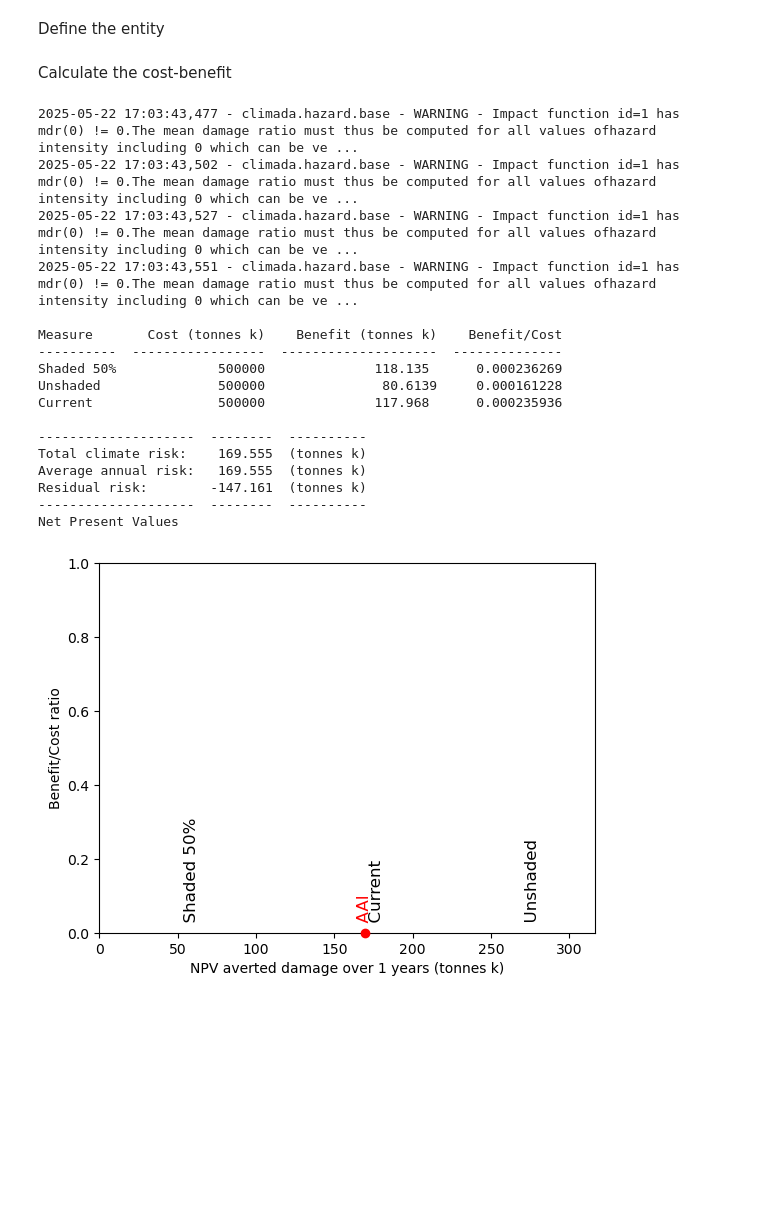
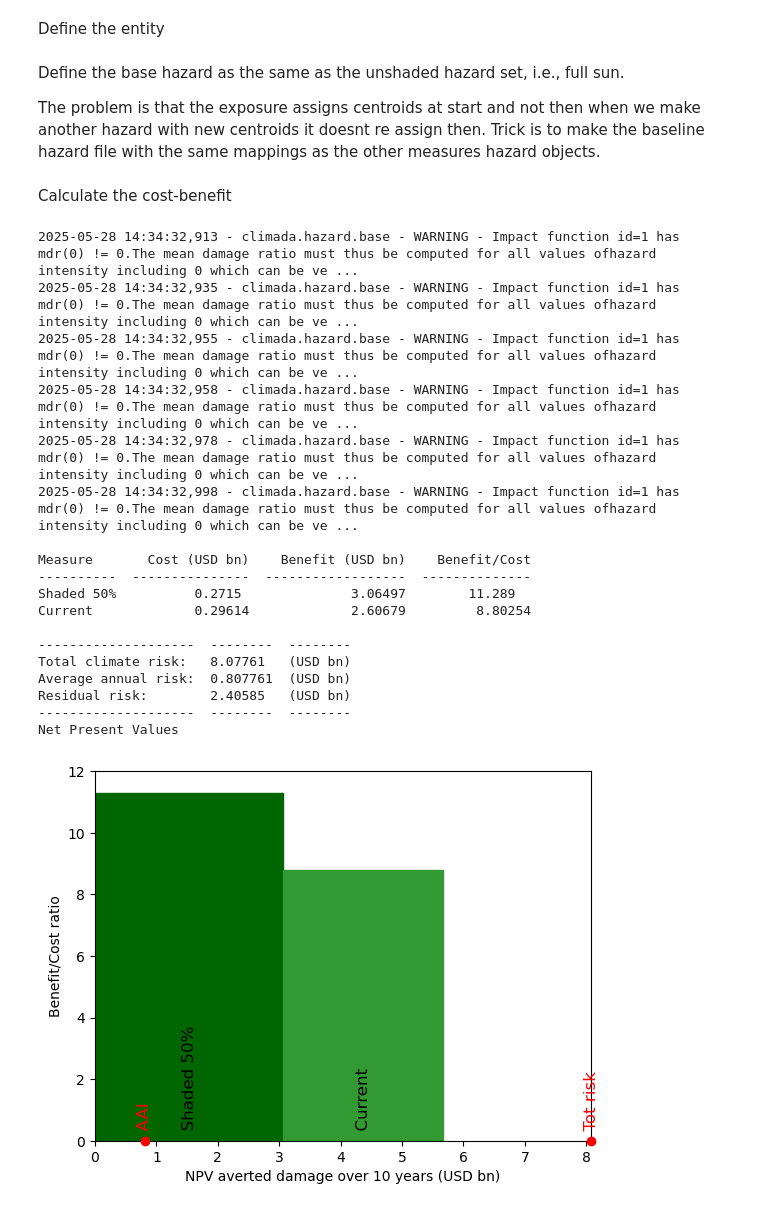
Before and after one commit to zeliest/coffee_banana_cacao_climate_risk, a Jupyter notebook: VPD + Empirical.ipynb, the cells around one changed output. Cells and saved outputs as stored; diff of their text form; code cells hidden in the pictures; blank space fills up the shorter version.

```diff
--- a/VPD + Empirical.ipynb
+++ b/VPD + Empirical.ipynb
@@ -912,6 +1148,9 @@ Calculate the impact and cost-benefit for different measures
 # %%
 from climada.engine import ImpactCalc, ImpactFreqCurve
 import matplotlib.pyplot as plt
+
+# Coffee price
+coffee_price_per_tonne = 7.94 *0.6*1000   # USD/tonne
 
 # select one measure
 #meas_sel = meas_set.get_measure(name="Shaded")
@@ -939,6 +1178,8 @@ for measure_name, imp in imp_meas.items():
     # 1. Print expected annual impact
     print(f"Expected annual impact (EAI) for {measure_name}: {imp.aai_agg:.2f} {exp_central_america.value_unit}")
     print(f"Expected annual impact (%) for {measure_name}: {imp.aai_agg / exp_central_america.gdf['value'].sum():.2%}")
+    print(f"Expected annual impact (EAI) in coffee price for {measure_name}: "
+          f"{imp.aai_agg * coffee_price_per_tonne:.2f} USD")
 
     # 2. Compute frequency curve
     ifc = imp.calc_freq_curve()
@@ -961,13 +1202,15 @@ for measure_name, imp in imp_meas.items():
     # 5. Plot relative curve
     ifc_pct.plot(label=measure_name, axis=ax_pct)
 
-# # Compute baseline impact function
-# print(f"Expected annual impact (EAI) for {'baseline'}: {imp_baseline.aai_agg:.2f} {exp_central_america.value_unit}")
-# print(f"Expected annual impact (%) for {'baseline'}: {imp_baseline.aai_agg / exp_central_america.gdf['value'].sum():.2%}")
+# Compute baseline impact function
+print(f"Expected annual impact (EAI) for {'baseline'}: {imp_baseline.aai_agg:.2f} {exp_central_america.value_unit}")
+print(f"Expected annual impact (%) for {'baseline'}: {imp_baseline.aai_agg / exp_central_america.gdf['value'].sum():.2%}")
+print(f"Expected annual impact (EAI) in coffee price for {'baseline'}: "
+        f"{imp_baseline.aai_agg * coffee_price_per_tonne:.2f} USD")
 
-# # Plot the original impact function
-# ifc_baseline.plot(label="Baseline", axis=ax_abs)
-# ifc_pct_baseline.plot(label="Baseline", axis=ax_pct)
+# Plot the original impact function
+ifc_baseline.plot(label="Baseline", axis=ax_abs)
+ifc_pct_baseline.plot(label="Baseline", axis=ax_pct)
 
 # Customize plots
 ax_abs.set_title("Exceedance Frequency Curve (Absolute)")
@@ -1004,13 +1360,16 @@ import copy
 present_year = 2025
 exp_present = copy.deepcopy(exp_central_america)
 exp_present.ref_year = present_year
+exp_present.gdf["value"] = exp_present.gdf["value"] * coffee_price_per_tonne # USD/tonne
+exp_present.value_unit = "USD"  # Set the value unit to USD
+
 # Set the future year
-future_year = 2025
-exp_future = copy.deepcopy(exp_central_america)
+future_year = 2034
+exp_future = copy.deepcopy(exp_present)
 exp_future.ref_year = future_year
 # Set the growth rate
 n_years = exp_future.ref_year - exp_present.ref_year + 1
-growth_rate = 1.02
+growth_rate = 1.00
 growth = growth_rate**n_years
 exp_future.gdf["value"] = exp_future.gdf["value"] * growth
 # %% [markdown]
@@ -1031,56 +1390,68 @@ discount_zero.plot()
 Define the entity
 # %%
 from climada.entity import Entity
+
+#
+meas_set_clean = copy.deepcopy(meas_set)
+# Remove the baseline measure
+meas_set_clean.remove_measure(name="Unshaded", haz_type="VPD")
 
 entity_present = Entity(
     exposures=exp_present,
     disc_rates=discount_zero,
     impact_func_set= imp_fun_set,
-    measure_set=meas_set
+    measure_set=meas_set_clean
 )
 entity_future = Entity(
     exposures=exp_future,
     disc_rates=discount_zero,
     impact_func_set=imp_fun_set,
-    measure_set=meas_set,
+    measure_set=meas_set_clean,
 )
+# %% [markdown]
+Define the base hazard as the same as the unshaded hazard set, i.e., full sun.
+
+The problem is that the exposure assigns centroids at start and not then when we make another hazard with new centroids it doesnt re assign then. Trick is to make the baseline hazard file with the same mappings as the other measures hazard objects.
+# %%
+haz_baseline = copy.deepcopy(haz_dict["unshaded"])
 # %% [markdown]
 Calculate the cost-benefit
 # %%
 from climada.engine import CostBenefit
 from climada.engine.cost_benefit import risk_aai_agg
 
 costben_measures_no_climate_change = CostBenefit()
 costben_measures_no_climate_change.calc(
-    haz_vpd,
+    haz_baseline,
     entity_present,
     haz_future=None,
-    ent_future=None,
+    ent_future= entity_future,
     future_year=future_year,
     risk_func=risk_aai_agg,
     imp_time_depen=None,
     save_imp=True,
     assign_centroids=True
 )
 
 # Plotting the results
 ax = costben_measures_no_climate_change.plot_cost_benefit()
 # %% [output]
-2025-05-22 17:03:43,477 - climada.hazard.base - WARNING - Impact function id=1 has mdr(0) != 0.The mean damage ratio must thus be computed for all values ofhazard intensity including 0 which can be ve ...
-2025-05-22 17:03:43,502 - climada.hazard.base - WARNING - Impact function id=1 has mdr(0) != 0.The mean damage ratio must thus be computed for all values ofhazard intensity including 0 which can be ve ...
-2025-05-22 17:03:43,527 - climada.hazard.base - WARNING - Impact function id=1 has mdr(0) != 0.The mean damage ratio must thus be computed for all values ofhazard intensity including 0 which can be ve ...
-2025-05-22 17:03:43,551 - climada.hazard.base - WARNING - Impact function id=1 has mdr(0) != 0.The mean damage ratio must thus be computed for all values ofhazard intensity including 0 which can be ve ...
+2025-05-28 14:34:32,913 - climada.hazard.base - WARNING - Impact function id=1 has mdr(0) != 0.The mean damage ratio must thus be computed for all values ofhazard intensity including 0 which can be ve ...
+2025-05-28 14:34:32,935 - climada.hazard.base - WARNING - Impact function id=1 has mdr(0) != 0.The mean damage ratio must thus be computed for all values ofhazard intensity including 0 which can be ve ...
+2025-05-28 14:34:32,955 - climada.hazard.base - WARNING - Impact function id=1 has mdr(0) != 0.The mean damage ratio must thus be computed for all values ofhazard intensity including 0 which can be ve ...
+2025-05-28 14:34:32,958 - climada.hazard.base - WARNING - Impact function id=1 has mdr(0) != 0.The mean damage ratio must thus be computed for all values ofhazard intensity including 0 which can be ve ...
+2025-05-28 14:34:32,978 - climada.hazard.base - WARNING - Impact function id=1 has mdr(0) != 0.The mean damage ratio must thus be computed for all values ofhazard intensity including 0 which can be ve ...
+2025-05-28 14:34:32,998 - climada.hazard.base - WARNING - Impact function id=1 has mdr(0) != 0.The mean damage ratio must thus be computed for all values ofhazard intensity including 0 which can be ve ...
 
-Measure       Cost (tonnes k)    Benefit (tonnes k)    Benefit/Cost
-----------  -----------------  --------------------  --------------
-Shaded 50%             500000              118.135      0.000236269
-Unshaded               500000               80.6139     0.000161228
-Current                500000              117.968      0.000235936
+Measure       Cost (USD bn)    Benefit (USD bn)    Benefit/Cost
+----------  ---------------  ------------------  --------------
+Shaded 50%          0.2715              3.06497        11.289
+Current             0.29614             2.60679         8.80254
 
---------------------  --------  ----------
-Total climate risk:    169.555  (tonnes k)
-Average annual risk:   169.555  (tonnes k)
-Residual risk:        -147.161  (tonnes k)
---------------------  --------  ----------
+--------------------  --------  --------
+Total climate risk:   8.07761   (USD bn)
+Average annual risk:  0.807761  (USD bn)
+Residual risk:        2.40585   (USD bn)
+--------------------  --------  --------
 Net Present Values
-[figure, old version]
+[figure, new version]
```
Also changed, not shown: parts of 21 cells of this notebook.
